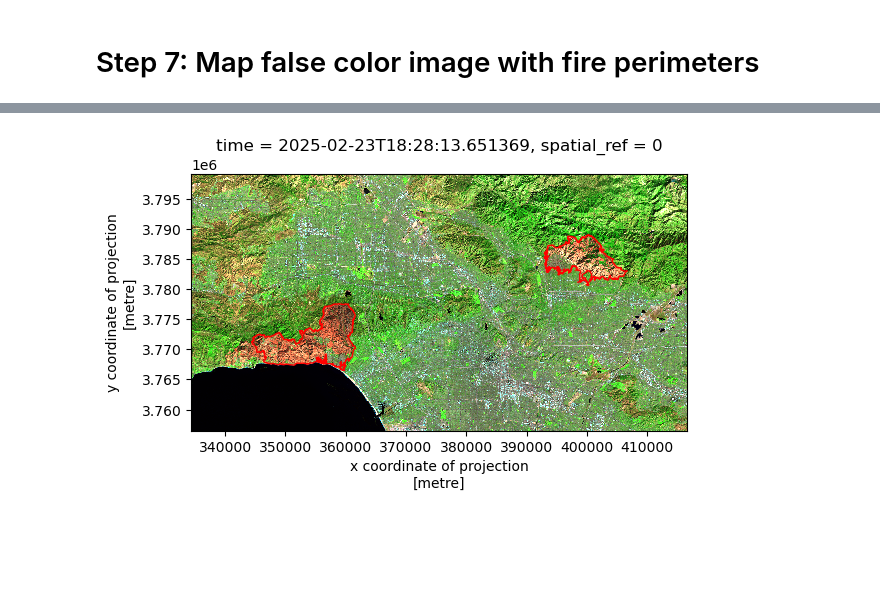
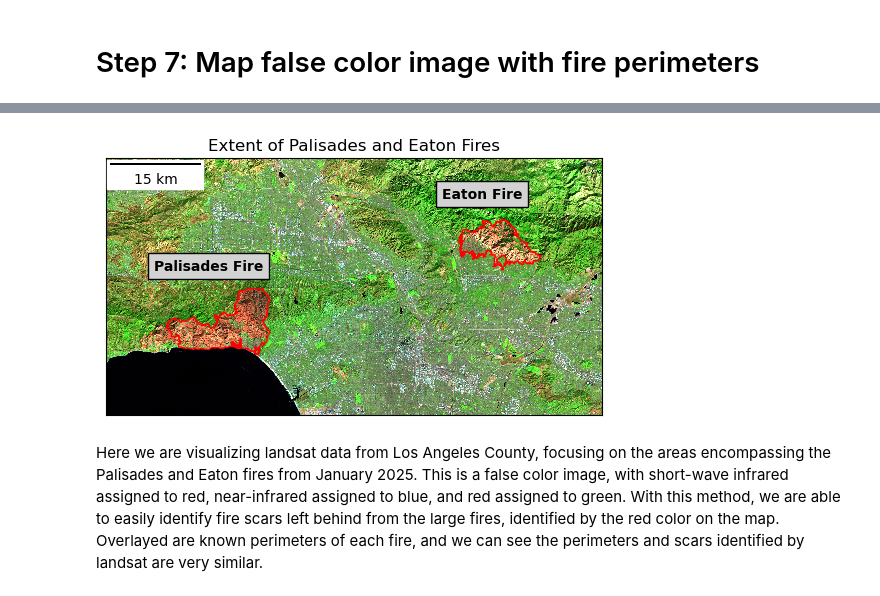
Before and after one commit to lsdixit/eds220-hwk4, a Jupyter notebook: hwk4-task2-false-color-DIXIT.ipynb, the cells around one changed output, grey strips where cells are left out. Saved outputs shown, nothing was run; the diff lists cells and outputs as text; code cells hidden in the pictures; blank space fills up the shorter version.

Commit message:
Create false color image to identify fire scars

```diff
--- a/hwk4-task2-false-color-DIXIT.ipynb
+++ b/hwk4-task2-false-color-DIXIT.ipynb
@@ -198,11 +219,40 @@ epsg:32611
 # %%
 fig, ax = plt.subplots()
 
 landsat[['swir22', 'nir08', 'red']].fillna(0).to_array().plot.imshow(robust = True)
 
 palisades_perimeter.plot(ax=ax, color = 'none', edgecolor='red')
 eaton_perimeter.plot(ax=ax, color = 'none', edgecolor='red')
 
+# Set title
+ax.set_title("Extent of Palisades and Eaton Fires")
+
+#ax.legend(landsat)
+
+plt.figtext(x = .65,
+            y = .68,
+            s ="Eaton Fire",
+            weight = 'bold',
+            bbox=dict(facecolor='lightgray', edgecolor='black'))
+plt.figtext(x = .2,
+            y = .53,
+            s ="Palisades Fire",
+            weight = 'bold',
+            bbox=dict(facecolor='lightgray', edgecolor='black'))
+
+# Remove axes ticks
+ax.set_xticks([])
+ax.set_yticks([])
+
+# Remove axes labels
+ax.set_xlabel("")
+ax.set_ylabel("")
+
+ax.add_artist(ScaleBar(1, box_color="white",location="upper left"))
+
+
 plt.show()
 # %% [output]
-[figure, old version]
+[figure, new version]
+# %% [markdown]
+Here we are visualizing landsat data from Los Angeles County, focusing on the areas encompassing the Palisades and Eaton fires from January 2025. This is a false color image, with short-wave infrared assigned to red, near-infrared assigned to blue, and red assigned to green. With this method, we are able to easily identify fire scars left behind from the large fires, identified by the red color on the map. Overlayed are known perimeters of each fire, and we can see the perimeters and scars identified by landsat are very similar.
```
Also changed, not shown: parts of 3 cells of this notebook.
